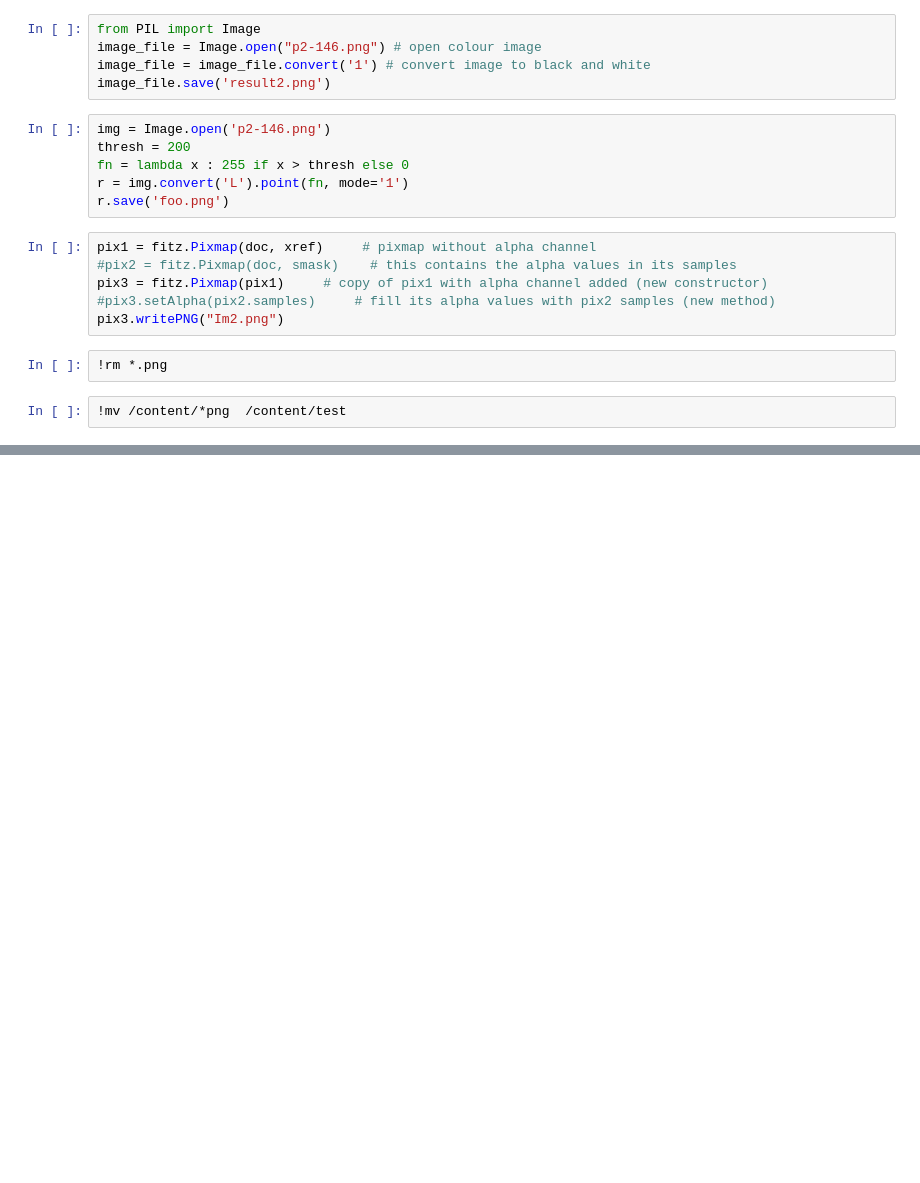
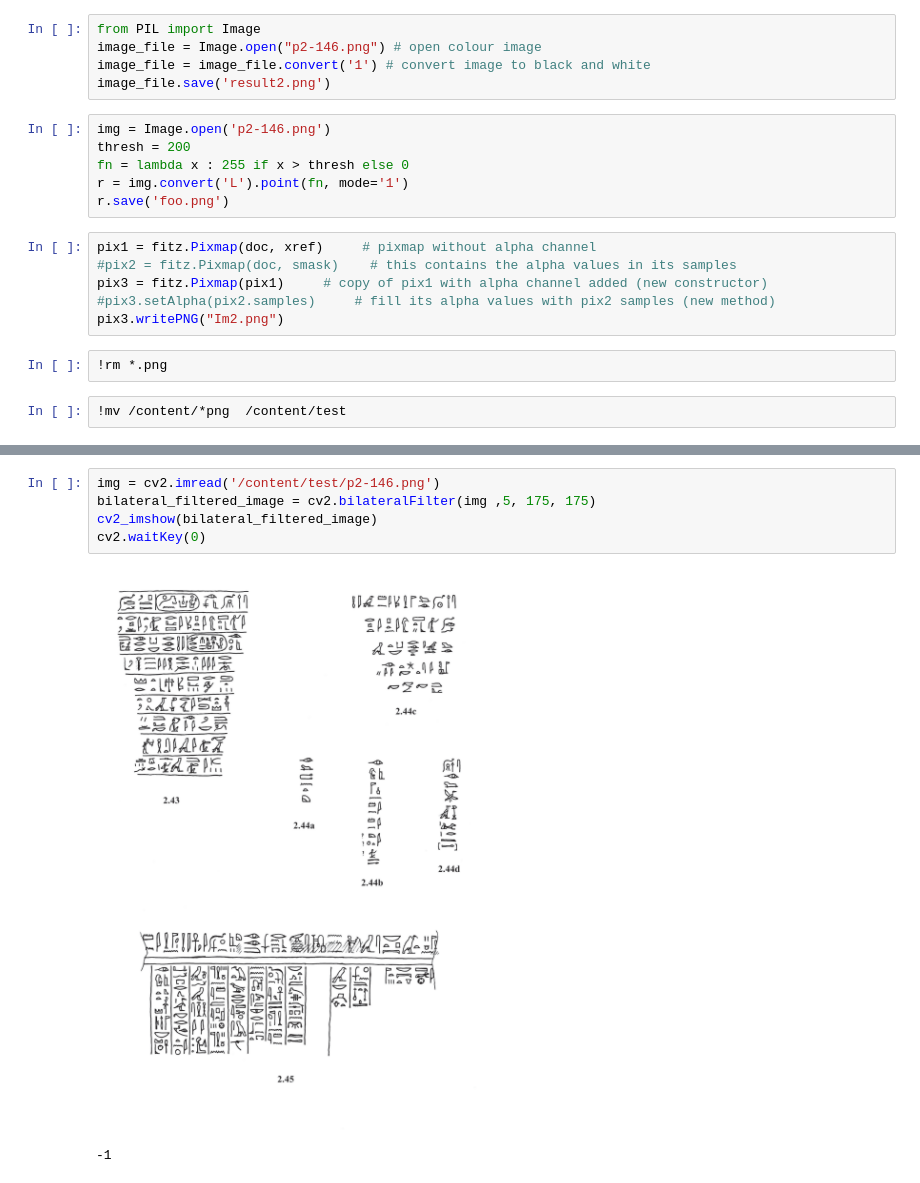
Before and after one commit to Yuqi-Gao/WHATEVER, a Jupyter notebook: Untitled5.ipynb, the cells around one changed output, grey strips where cells are left out. Cells and saved outputs as stored; diff of their text form; blank space fills up the shorter version.

```diff
--- a/Untitled5.ipynb
+++ b/Untitled5.ipynb
@@ -73,0 +172,8 @@ pix3.writePNG("Im2.png")
+# %%
+img = cv2.imread('/content/test/p2-146.png')
+bilateral_filtered_image = cv2.bilateralFilter(img ,5, 175, 175)
+cv2_imshow(bilateral_filtered_image)
+cv2.waitKey(0)
+# %% [output]
+[figure, added]
+-1
```
Also changed, not shown: parts of 8 cells of this notebook.
